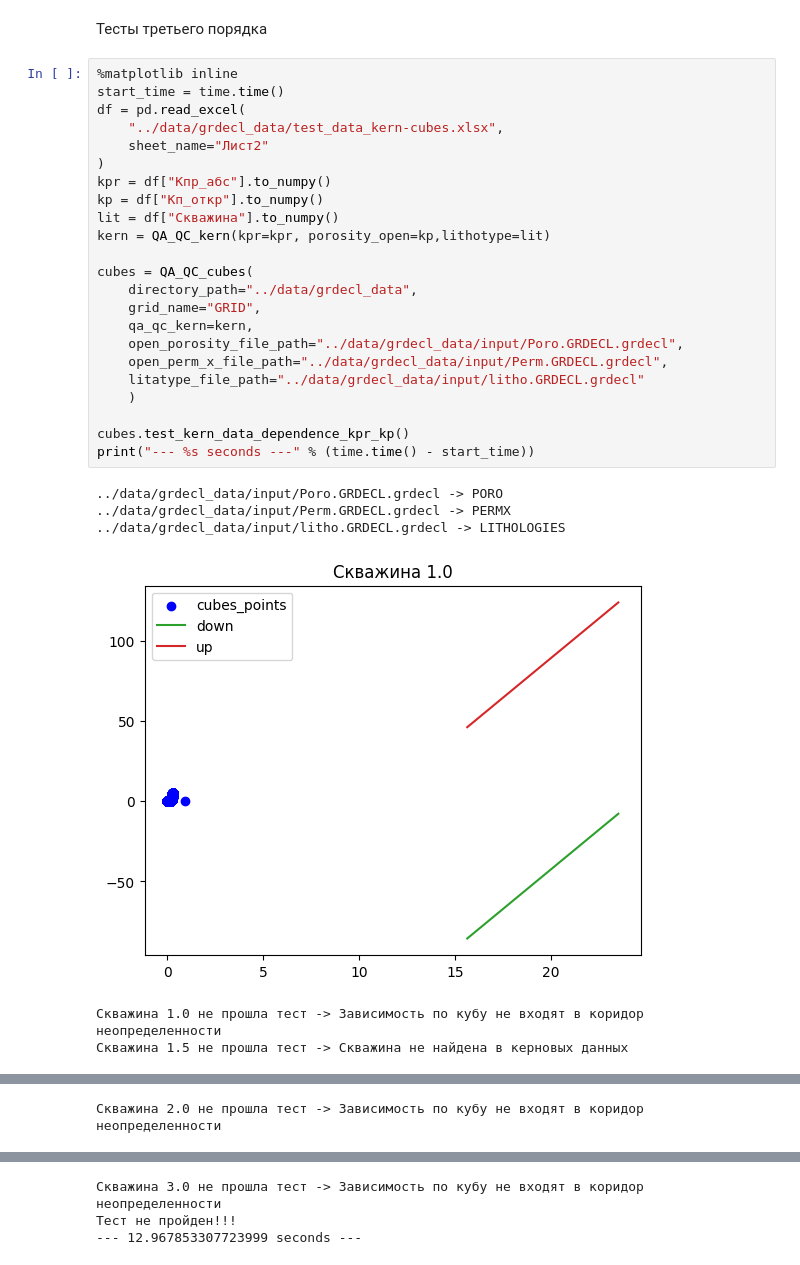
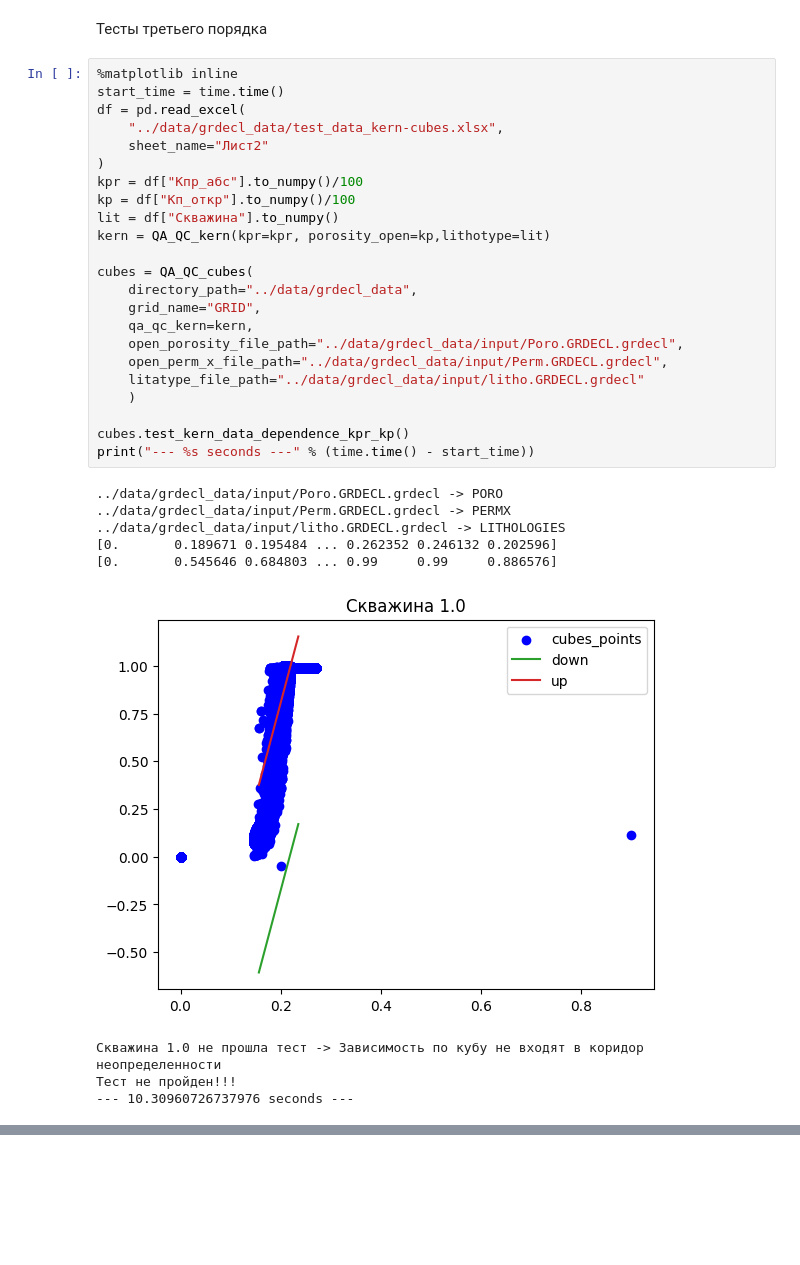
Before and after one commit to Salnikov-MaX/QA_QC_proj, a Jupyter notebook: workflow/user_scenario_cubes.ipynb, the cells around one changed output, grey strips where cells are left out. Drawn from its saved outputs; the diff is of its cells as text; blank space fills up the shorter version.

Commit message:
add draw plot to test_cuber_kern

```diff
--- a/workflow/user_scenario_cubes.ipynb
+++ b/workflow/user_scenario_cubes.ipynb
@@ -178,30 +178,33 @@ print("--- %s seconds ---" % (time.time() - start_time))
 # %%
 %matplotlib inline
 start_time = time.time()
 df = pd.read_excel(
     "../data/grdecl_data/test_data_kern-cubes.xlsx",
     sheet_name="Лист2"
 )
-kpr = df["Кпр_абс"].to_numpy()
-kp = df["Кп_откр"].to_numpy()
+kpr = df["Кпр_абс"].to_numpy()/100
+kp = df["Кп_откр"].to_numpy()/100
 lit = df["Скважина"].to_numpy()
 kern = QA_QC_kern(kpr=kpr, porosity_open=kp,lithotype=lit)
 
 cubes = QA_QC_cubes(
     directory_path="../data/grdecl_data",
     grid_name="GRID",
     qa_qc_kern=kern,
     open_porosity_file_path="../data/grdecl_data/input/Poro.GRDECL.grdecl",
     open_perm_x_file_path="../data/grdecl_data/input/Perm.GRDECL.grdecl",
     litatype_file_path="../data/grdecl_data/input/litho.GRDECL.grdecl"
     )
 
 cubes.test_kern_data_dependence_kpr_kp()
 print("--- %s seconds ---" % (time.time() - start_time))
 # %% [output]
 ../data/grdecl_data/input/Poro.GRDECL.grdecl -> PORO
 ../data/grdecl_data/input/Perm.GRDECL.grdecl -> PERMX
 ../data/grdecl_data/input/litho.GRDECL.grdecl -> LITHOLOGIES
+[0.       0.189671 0.195484 ... 0.262352 0.246132 0.202596]
+[0.       0.545646 0.684803 ... 0.99     0.99     0.886576]
-[figure, old version]
+[figure, new version]
 Скважина 1.0 не прошла тест -> Зависимость по кубу не входят в коридор неопределенности
-Скважина 1.5 не прошла тест -> Скважина не найдена в керновых данных
+Тест не пройден!!!
+--- 10.30960726737976 seconds ---
@@ -209 +210,0 @@ print("--- %s seconds ---" % (time.time() - start_time))
-Скважина 2.0 не прошла тест -> Зависимость по кубу не входят в коридор неопределенности
@@ -211,3 +210,0 @@ print("--- %s seconds ---" % (time.time() - start_time))
-Скважина 3.0 не прошла тест -> Зависимость по кубу не входят в коридор неопределенности
-Тест не пройден!!!
---- 12.967853307723999 seconds ---
```
Also changed, not shown: parts of 1 cell of this notebook, 4 other files.
